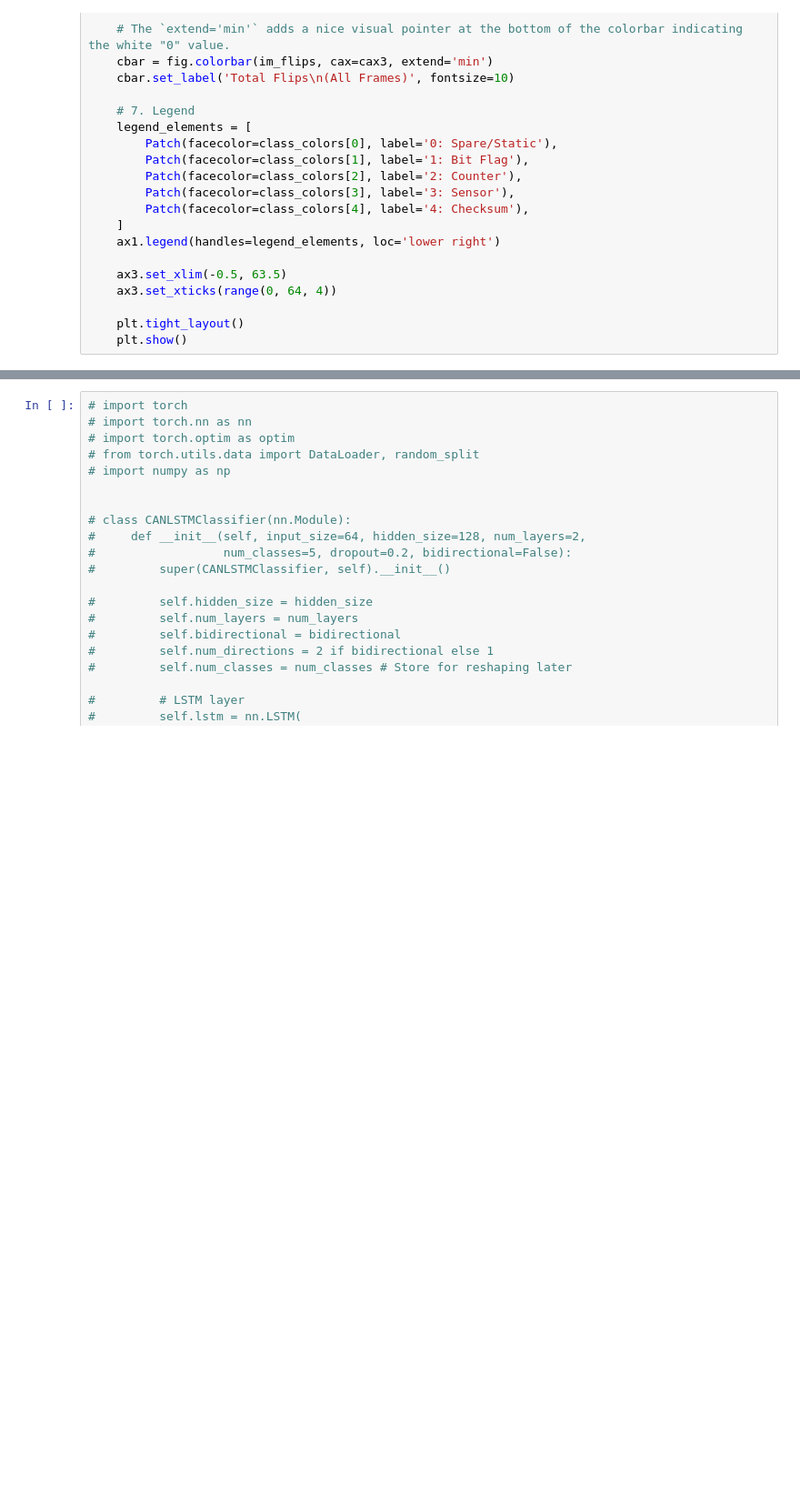
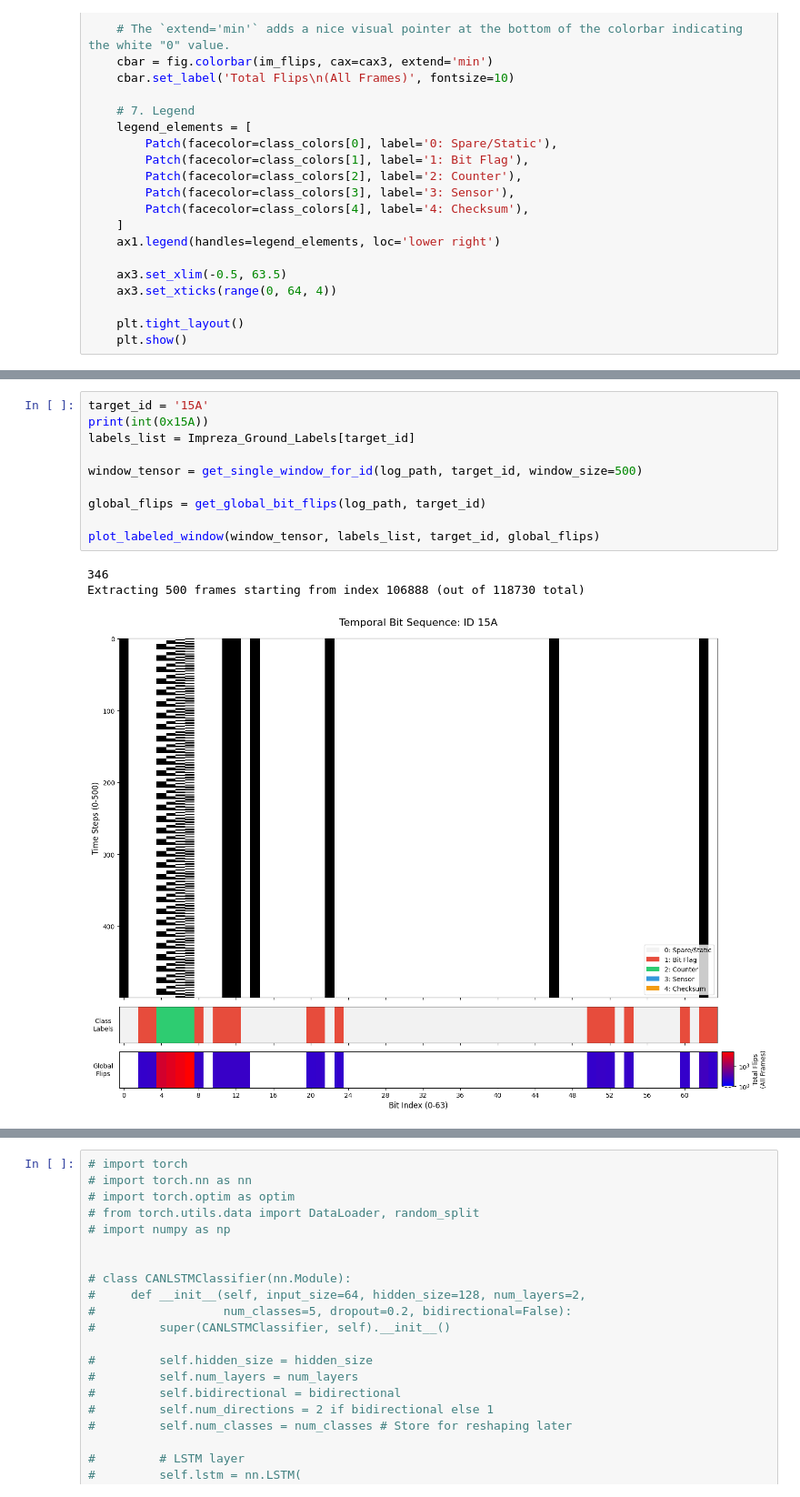
Before and after one commit to CraigAA/CAN_Reverse_Engineering_Project, a Jupyter notebook: datapipeline.ipynb, the cells around one changed output, grey strips where cells are left out. Shown at 91% size. Cells and saved outputs as stored; diff of their text form; blank space fills up the shorter version.

```diff
--- a/datapipeline.ipynb
+++ b/datapipeline.ipynb
@@ -328,3 +360,17 @@ def get_single_window_for_id(file_path, target_id, window_size=50, seed=123):
         return np.array([int(b) for b in binary_str], dtype=np.float32)
 
     return np.stack(payloads.apply(hex_to_bit_array).values)
+# %%
+target_id = '15A'
+print(int(0x15A))
+labels_list = Impreza_Ground_Labels[target_id]
+
+window_tensor = get_single_window_for_id(log_path, target_id, window_size=500)
+
+global_flips = get_global_bit_flips(log_path, target_id)
+
+plot_labeled_window(window_tensor, labels_list, target_id, global_flips)
+# %% [output]
+346
+Extracting 500 frames starting from index 106888 (out of 118730 total)
+[figure, added]
```
Also changed, not shown: parts of 9 cells of this notebook, 2 other files.
